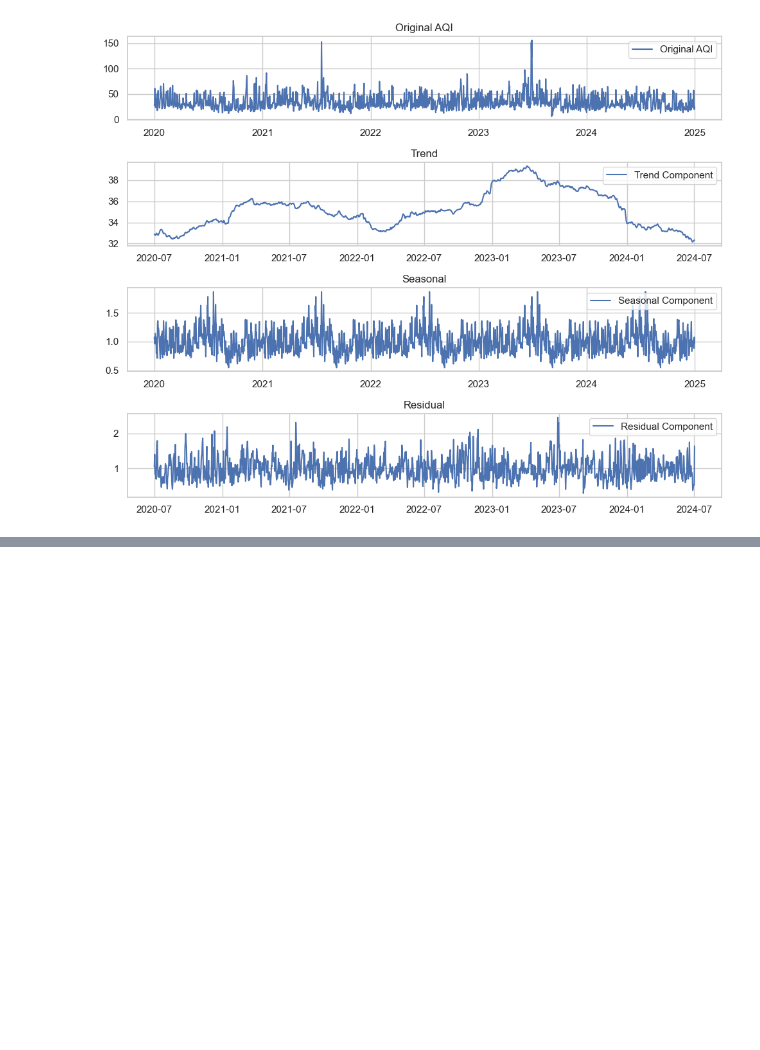
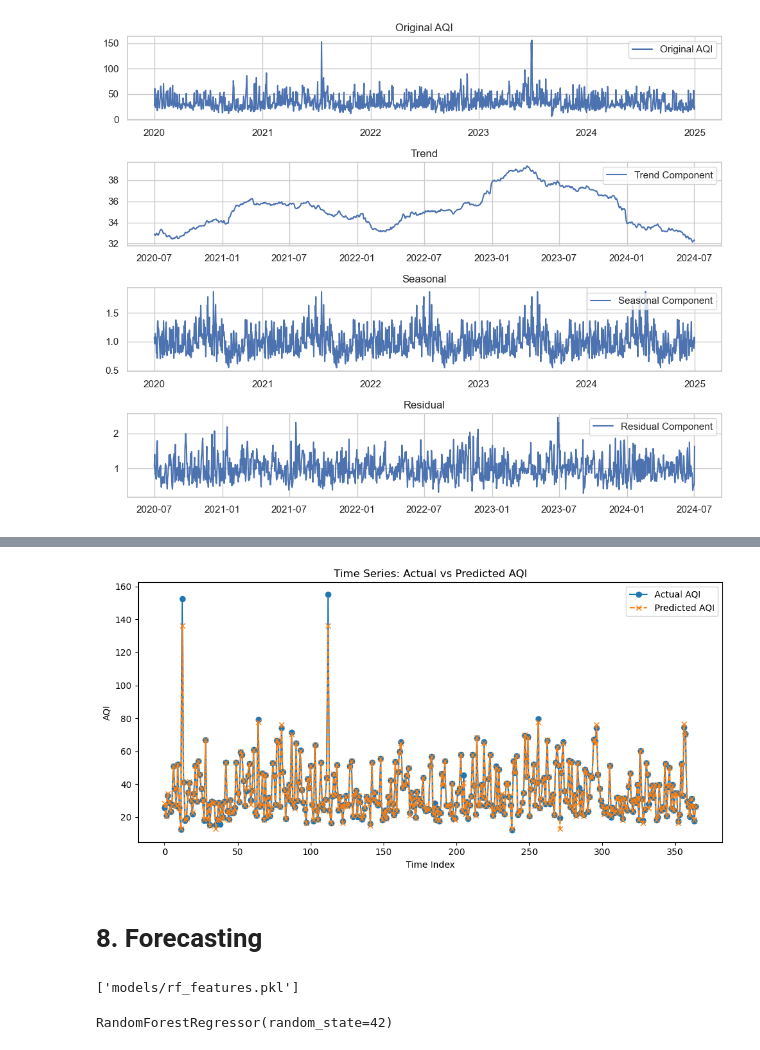
Before and after one commit to AhmedOT22/Air-Quality-Forecasting, a Jupyter notebook: AirQuality.ipynb, the cells around one changed output, grey strips where cells are left out. Drawn from its saved outputs; the diff is of its cells as text; code cells hidden in the pictures; blank space fills up the shorter version.

```diff
--- a/AirQuality.ipynb
+++ b/AirQuality.ipynb
@@ -1173,0 +975,20 @@ future_features = future_features[expected_features]
+# %%
+plt.figure(figsize=(10, 5))
+plt.plot(y_test.values, label="Actual AQI", marker='o')
+plt.plot(y_pred, label="Predicted AQI", marker='x', linestyle='--')
+plt.title("Time Series: Actual vs Predicted AQI")
+plt.xlabel("Time Index")
+plt.ylabel("AQI")
+plt.legend()
+plt.tight_layout()
+plt.show()
+# %% [output]
+[figure, added]
+# %% [markdown]
+# 8. Forecasting
+# %%
+import joblib
+joblib.dump(rf_model, 'models/rf_aqi_forecaster.pkl')
+joblib.dump(features, 'models/rf_features.pkl')
+# %% [output]
+['models/rf_features.pkl']
@@ -1173,0 +1003,8 @@ future_features = future_features[expected_features]
+# %%
+from sklearn.ensemble import RandomForestRegressor
+
+# Assuming 'X' and 'y' are defined already (your features and target)
+rf_model = RandomForestRegressor(n_estimators=100, random_state=42)
+rf_model.fit(X, y)
+# %% [output]
+RandomForestRegressor(random_state=42)
```
Also changed, not shown: parts of 106 cells of this notebook.
